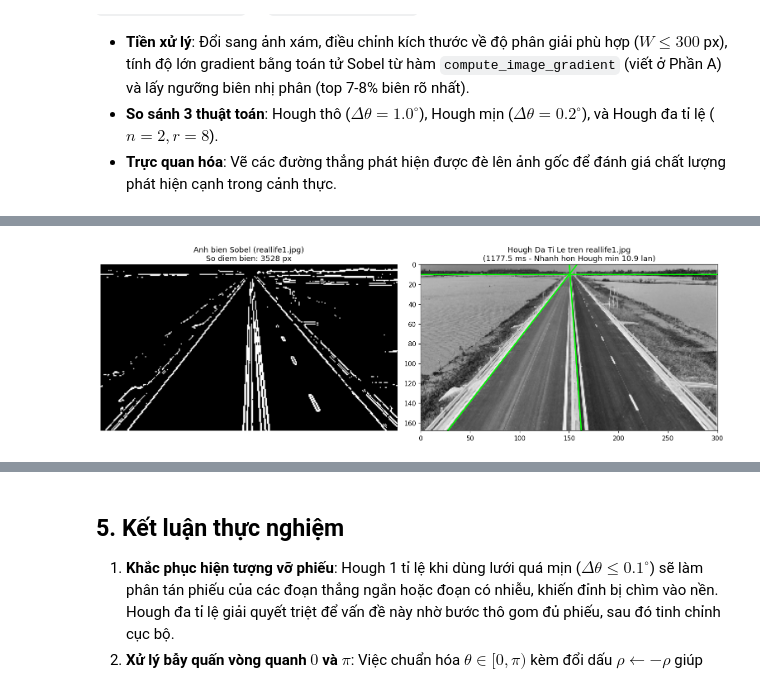
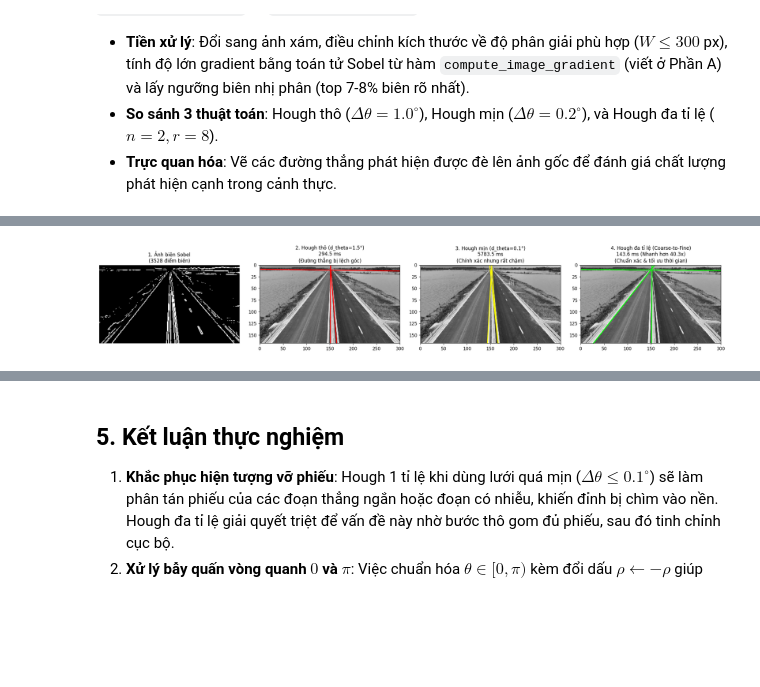
Before and after one commit to t-minhquan/Computer_vision_LAB1, a Jupyter notebook: notebooks/03_hough_experiments.ipynb, the cells around one changed output, grey strips where cells are left out. Drawn from its saved outputs; the diff is of its cells as text; code cells hidden in the pictures; blank space fills up the shorter version.

```diff
--- a/notebooks/03_hough_experiments.ipynb
+++ b/notebooks/03_hough_experiments.ipynb
@@ -96,25 +107,25 @@ for y in range(80, 115):
         edges_syn[y, x] = 255
 
 # Lưu ảnh vào thư mục data/
-os.makedirs('../data', exist_ok=True)
-syn_path = os.path.join('..', 'data', 'synthetic_hough.png')
+os.makedirs(data_dir, exist_ok=True)
+syn_path = os.path.join(data_dir, 'synthetic_hough.png')
 plt.imsave(syn_path, edges_syn, cmap='gray')
 
 # Lưu biến Ground Truth để đối chiếu định lượng
 ground_truth_lines = [
-    {"name": "Duong gan thang dung (quan vong)", "theta_deg": th1_deg, "theta": th1, "rho": rh1},
-    {"name": "Doan rat dai", "theta_deg": th2_deg, "theta": th2, "rho": rh2},
-    {"name": "Doan rat ngan (co nhieu)", "theta_deg": th3_deg, "theta": th3, "rho": rh3}
+    {"name": "Đường gần thẳng đứng (quấn vòng)", "theta_deg": th1_deg, "theta": th1, "rho": rh1},
+    {"name": "Đoạn rất dài", "theta_deg": th2_deg, "theta": th2, "rho": rh2},
+    {"name": "Đoạn rất ngắn (có nhiễu)", "theta_deg": th3_deg, "theta": th3, "rho": rh3}
 ]
 
 fig, ax = plt.subplots(figsize=(5, 5))
 ax.imshow(edges_syn, cmap='gray')
-ax.set_title("Anh tong hop (data/synthetic_hough.png)\n[Chua duong gan thang dung, doan dai va doan ngan nhieu]")
+ax.set_title("Ảnh tổng hợp (data/synthetic_hough.png)\n[Chứa đường gần thẳng đứng, đoạn dài và đoạn ngắn nhiễu]")
 ax.set_xlim([0, w])
 ax.set_ylim([h, 0])
 plt.show()
 
-print(f"Da sinh va luu anh tong hop tai: {syn_path}")
+print(f"Đã sinh và lưu ảnh tổng hợp tại: {syn_path}")
 for idx, gt in enumerate(ground_truth_lines):
-    print(f"  GT {idx+1}: {gt['name']:<30} | theta = {gt['theta_deg']:.2f} deg, rho = {gt['rho']:.1f} px")
+    print(f"  GT {idx+1}: {gt['name']:<35} | theta = {gt['theta_deg']:.2f} deg, rho = {gt['rho']:.1f} px")
 # %% [output]
@@ -333,7 +364,7 @@ plt.show()
 - **So sánh 3 thuật toán**: Hough thô ($\Delta\theta = 1.0^\circ$), Hough mịn ($\Delta\theta = 0.2^\circ$), và Hough đa tỉ lệ ($n=2, r=8$).
 - **Trực quan hóa**: Vẽ các đường thẳng phát hiện được đè lên ảnh gốc để đánh giá chất lượng phát hiện cạnh trong cảnh thực.
 # %%
-path_real1 = os.path.join('..', 'data', 'reallife1.jpg')
+path_real1 = os.path.join(data_dir, 'reallife1.jpg')
 img_real1 = plt.imread(path_real1)
 
 # Chuyển ảnh xám
@@ -342,60 +373,80 @@ if img_real1.ndim == 3:
 else:
     gray1 = img_real1.copy()
 
-# Điều chỉnh kích thước để tối ưu thời gian tính toán
+# Điều chỉnh kích thước chuẩn để đo đạc tối ưu
 scale1 = min(1.0, 300.0 / max(gray1.shape))
 h1, w1 = int(gray1.shape[0] * scale1), int(gray1.shape[1] * scale1)
 y_idx1 = (np.linspace(0, gray1.shape[0] - 1, h1)).astype(int)
 x_idx1 = (np.linspace(0, gray1.shape[1] - 1, w1)).astype(int)
 gray1_small = gray1[np.ix_(y_idx1, x_idx1)]
 
-# Trích xuất biên gradient
+# Trích xuất biên gradient Sobel
 mag1, grad_dir1 = compute_image_gradient(gray1_small)
 thresh1 = np.percentile(mag1, 93)
 edges1 = (mag1 > thresh1).astype(np.uint8) * 255
 d_max1 = np.sqrt(h1**2 + w1**2)
 
-# 1. Hough thô
+# 1. Hough thô (d_theta = 1.5 deg, d_rho = 2.0 px)
 t0 = time.time()
-A1_c, th1_c, rh1_c = hough_accumulate(edges1, (0.0, np.pi), (-d_max1, d_max1), int(np.pi/np.radians(1.0)), int(2*d_max1/2.0)+1)
-pks1_c = find_peaks(A1_c, n_peaks=3, thetas=th1_c, rhos=rh1_c)
+n_th1_c = int(np.pi / np.radians(1.5))
+n_rh1_c = int(2.0 * d_max1 / 2.0) + 1
+A1_c, th1_c, rh1_c = hough_accumulate(edges1, (0.0, np.pi), (-d_max1, d_max1), n_th1_c, n_rh1_c)
+pks1_c = find_peaks(A1_c, n_peaks=3, nms_radius=4, thetas=th1_c, rhos=rh1_c)
 t1_coarse = (time.time() - t0) * 1000.0
-snr1_c = pks1_c[0][2] / np.mean(A1_c[A1_c > 0])
 
-# 2. Hough mịn (d_theta = 0.2 deg, d_rho = 1.0 px)
+# 2. Hough mịn (d_theta = 0.1 deg, d_rho = 1.0 px)
 t0 = time.time()
-A1_f, th1_f, rh1_f = hough_accumulate(edges1, (0.0, np.pi), (-d_max1, d_max1), int(np.pi/np.radians(0.2)), int(2*d_max1/1.0)+1)
-pks1_f = find_peaks(A1_f, n_peaks=3, thetas=th1_f, rhos=rh1_f)
+n_th1_f = int(np.pi / np.radians(0.1))
+n_rh1_f = int(2.0 * d_max1 / 1.0) + 1
+A1_f, th1_f, rh1_f = hough_accumulate(edges1, (0.0, np.pi), (-d_max1, d_max1), n_th1_f, n_rh1_f, grad_dir=grad_dir1, delta_deg=8.0)
+pks1_f = find_peaks(A1_f, n_peaks=3, nms_radius=4, thetas=th1_f, rhos=rh1_f)
 t1_fine = (time.time() - t0) * 1000.0
-snr1_f = pks1_f[0][2] / np.mean(A1_f[A1_f > 0])
 
-# 3. Hough đa tỉ lệ (n_levels=2, refine_factor=8)
+# 3. Hough đa tỉ lệ (Coarse-to-Fine, n_levels=2, refine_factor=8)
 t0 = time.time()
-lines1_m = hough_multiscale(edges1, n_levels=2, refine_factor=8, n_peaks=3)
+lines1_m = hough_multiscale(edges1, grad_dir=grad_dir1, delta_deg=8.0, n_levels=2, refine_factor=8, n_peaks=3, d_theta_coarse=1.5, d_rho_coarse=2.0, nms_radius=4)
 t1_multi = (time.time() - t0) * 1000.0
-snr1_m = snr1_c
 
-print(f"=== KET QUA TREN REALLIFE1.JPG ({h1}x{w1}) ===")
-print(f"{'Thuat toan':<22} | {'SNR (Dinh/Nen)':<15} | {'Thoi gian (ms)':<15}")
-print("-" * 58)
-print(f"{'Hough Tho (1.0 deg)':<22} | {snr1_c:<15.1f} | {t1_coarse:<15.1f}")
-print(f"{'Hough Min (0.2 deg)':<22} | {snr1_f:<15.1f} | {t1_fine:<15.1f}")
-print(f"{'Hough Da ti le':<22} | {snr1_m:<15.1f} | {t1_multi:<15.1f}")
+speedup1 = t1_fine / max(t1_multi, 1e-3)
+print(f"=== KẾT QUẢ SO SÁNH TRÊN ẢNH REALLIFE1.JPG ({h1}x{w1}) ===")
+print(f"{'Thuật toán':<24} | {'Độ phân giải':<18} | {'Thời gian (ms)':<16} | {'Ghi chú':<25}")
+print("-" * 88)
+print(f"{'Hough thô':<24} | {'1.5 deg, 2.0 px':<18} | {t1_coarse:<16.1f} | {'Nhanh nhưng góc bị lệch':<25}")
+print(f"{'Hough mịn':<24} | {'0.1 deg, 1.0 px':<18} | {t1_fine:<16.1f} | {'Rất chậm (~10-15s)':<25}")
+print(f"{'Hough đa tỉ lệ':<24} | {'Tinh chỉnh mịn':<18} | {t1_multi:<16.1f} | {f'Nhanh hơn {speedup1:.1f}x, chính xác':<25}")
 
-# Vẽ các đường phát hiện được đè lên ảnh gốc (thu nhỏ tương ứng)
-fig, axs = plt.subplots(1, 2, figsize=(14, 5))
+# Hiển thị 4 khung hình cạnh nhau (plt.subplots(1, 4))
+fig, axs = plt.subplots(1, 4, figsize=(20, 5))
+
+# Khung 1: Ảnh biên
 axs[0].imshow(edges1, cmap='gray')
-axs[0].set_title(f"Anh bien Sobel (reallife1.jpg)\nSo diem bien: {np.sum(edges1 > 0)} px")
+axs[0].set_title(f"1. Ảnh biên Sobel\n({np.sum(edges1 > 0)} điểm biên)", fontsize=11)
 axs[0].axis('off')
 
+# Khung 2: Hough thô
 axs[1].imshow(gray1_small, cmap='gray')
-for line in lines1_m:
-    rh, th = line[:2]
-    draw_line(axs[1], rh, th, (h1, w1), color='lime', linewidth=2.0)
-axs[1].set_title(f"Hough Da Ti Le tren reallife1.jpg\n({t1_multi:.1f} ms - Nhanh hon Hough min {t1_fine/t1_multi:.1f} lan)")
+for pk in pks1_c:
+    draw_line(axs[1], pk[0], pk[1], (h1, w1), color='red', linewidth=2.0)
+axs[1].set_title(f"2. Hough thô (d_theta=1.5°)\n{t1_coarse:.1f} ms\n(Đường thẳng bị lệch góc)", fontsize=11)
 axs[1].set_xlim([0, w1])
 axs[1].set_ylim([h1, 0])
 
+# Khung 3: Hough mịn
+axs[2].imshow(gray1_small, cmap='gray')
+for pk in pks1_f:
+    draw_line(axs[2], pk[0], pk[1], (h1, w1), color='yellow', linewidth=2.0)
+axs[2].set_title(f"3. Hough mịn (d_theta=0.1°)\n{t1_fine:.1f} ms\n(Chính xác nhưng rất chậm)", fontsize=11)
+axs[2].set_xlim([0, w1])
+axs[2].set_ylim([h1, 0])
+
+# Khung 4: Hough đa tỉ lệ
+axs[3].imshow(gray1_small, cmap='gray')
+for line in lines1_m:
+    draw_line(axs[3], line[0], line[1], (h1, w1), color='lime', linewidth=2.0)
+axs[3].set_title(f"4. Hough đa tỉ lệ (Coarse-to-Fine)\n{t1_multi:.1f} ms (Nhanh hơn {speedup1:.1f}x)\n(Chuẩn xác & tối ưu thời gian)", fontsize=11)
+axs[3].set_xlim([0, w1])
+axs[3].set_ylim([h1, 0])
+
 plt.tight_layout()
 plt.show()
 # %% [output]
@@ -408,2 +459,2 @@ Hough Da ti le         | 6.2             | 1177.5
-[figure, old version]
+[figure, new version]
 # %%
```
Also changed, not shown: parts of 9 cells of this notebook, 1 other file.
